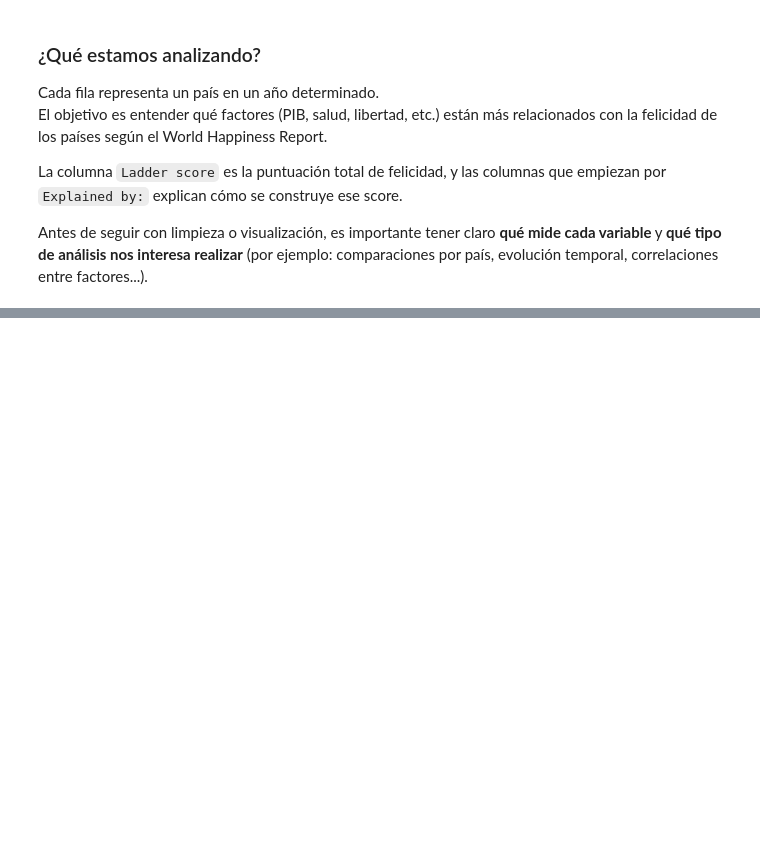
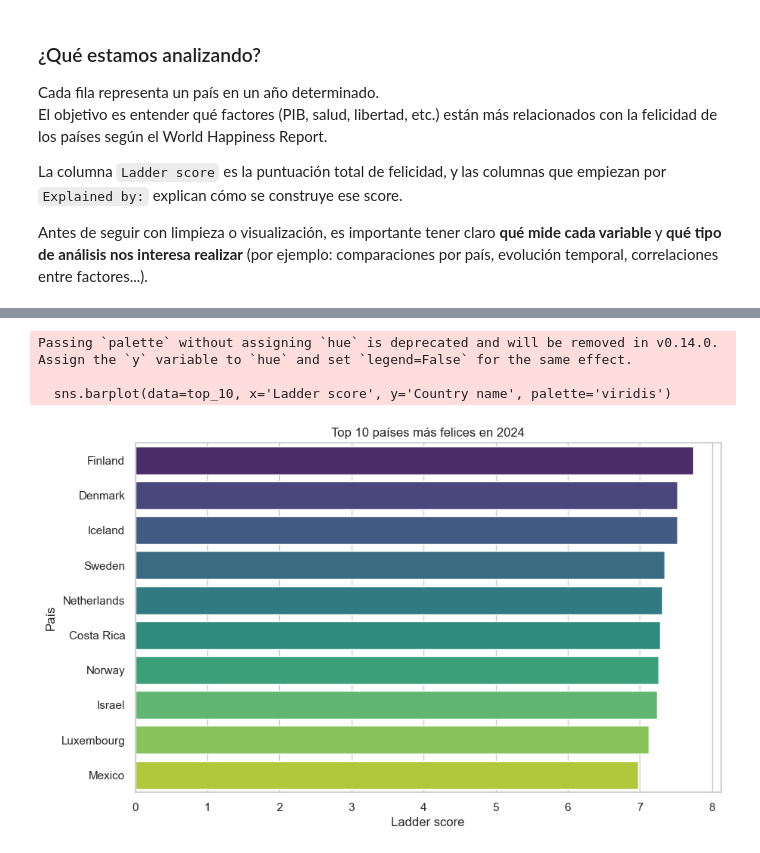
Before and after one commit to merkandez/WorldHappinessEDA, a Jupyter notebook: notebooks/happinness_analysis.ipynb, the cells around one changed output, grey strips where cells are left out. Drawn from its saved outputs; the diff is of its cells as text; code cells hidden in the pictures; blank space fills up the shorter version.

```diff
--- a/notebooks/happinness_analysis.ipynb
+++ b/notebooks/happinness_analysis.ipynb
@@ -123,0 +145,19 @@ Antes de seguir con limpieza o visualización, es importante tener claro **qué
+# %%
+# Filtrar solo el último año disponible
+ultimo_anio = df['Year'].max()
+df_ultimo_anio = df[df['Year'] == ultimo_anio]
+
+# Mostrar los 10 países más felices
+top_10 = df_ultimo_anio.sort_values('Ladder score', ascending=False).head(10)
+
+# Gráfico de barras
+sns.barplot(data=top_10, x='Ladder score', y='Country name', palette='viridis')
+plt.title(f"Top 10 países más felices en {ultimo_anio}")
+plt.xlabel("Ladder score")
+plt.ylabel("País")
+plt.show()
+# %% [output]
+Passing `palette` without assigning `hue` is deprecated and will be removed in v0.14.0. Assign the `y` variable to `hue` and set `legend=False` for the same effect.
+
+  sns.barplot(data=top_10, x='Ladder score', y='Country name', palette='viridis')
+[figure, added]
```
Also changed, not shown: parts of 3 cells of this notebook.
